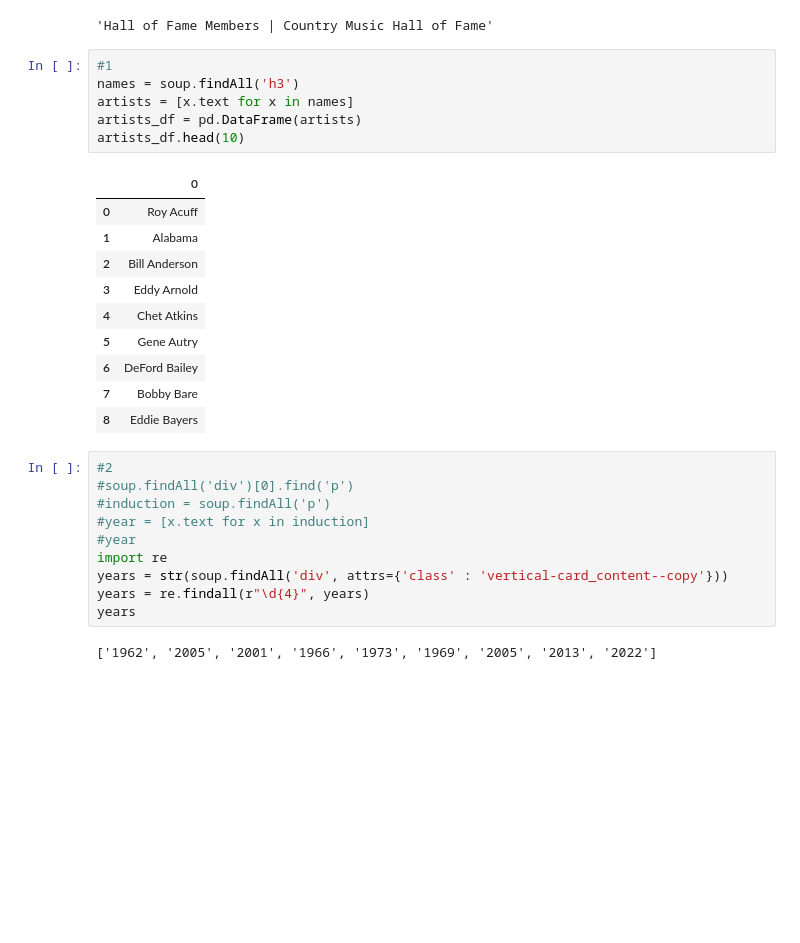
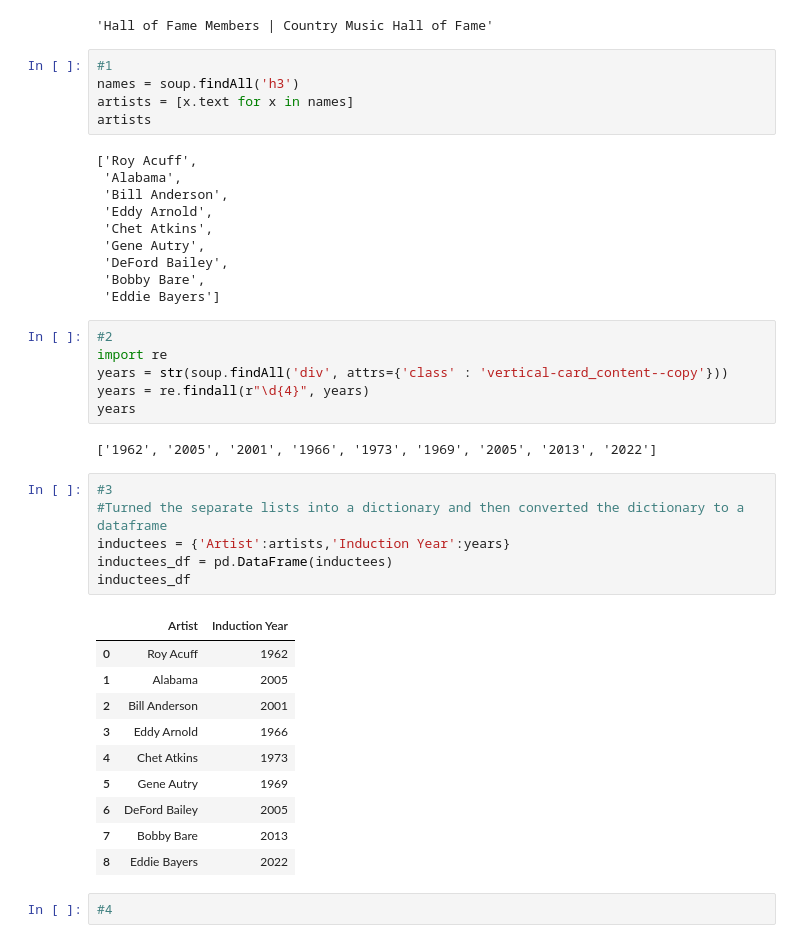
Before and after one commit to NSS-Data-Analytics-Cohort-6/web-scraping-country-music-hof-jrthompson25, a Jupyter notebook: Notebooks/country_Music_HofF.ipynb, the cells around one changed output. Saved outputs shown, nothing was run; the diff lists cells and outputs as text; blank space fills up the shorter version.

```diff
--- a/Notebooks/country_Music_HofF.ipynb
+++ b/Notebooks/country_Music_HofF.ipynb
@@ -61,28 +61,41 @@ soup.find('title').text
 #1
 names = soup.findAll('h3')
 artists = [x.text for x in names]
-artists_df = pd.DataFrame(artists)
-artists_df.head(10)
+artists
 # %% [output]
-|  | 0 |
-| 0 | Roy Acuff |
-| 1 | Alabama |
-| 2 | Bill Anderson |
-| 3 | Eddy Arnold |
-| 4 | Chet Atkins |
-| 5 | Gene Autry |
-| 6 | DeFord Bailey |
-| 7 | Bobby Bare |
-| 8 | Eddie Bayers |
+['Roy Acuff',
+ 'Alabama',
+ 'Bill Anderson',
+ 'Eddy Arnold',
+ 'Chet Atkins',
+ 'Gene Autry',
+ 'DeFord Bailey',
+ 'Bobby Bare',
+ 'Eddie Bayers']
 # %%
 #2
-#soup.findAll('div')[0].find('p')
-#induction = soup.findAll('p')
-#year = [x.text for x in induction]
-#year
 import re
 years = str(soup.findAll('div', attrs={'class' : 'vertical-card_content--copy'}))
 years = re.findall(r"\d{4}", years)
 years
 # %% [output]
 ['1962', '2005', '2001', '1966', '1973', '1969', '2005', '2013', '2022']
+# %%
+#3
+#Turned the separate lists into a dictionary and then converted the dictionary to a dataframe
+inductees = {'Artist':artists,'Induction Year':years}
+inductees_df = pd.DataFrame(inductees)
+inductees_df
+# %% [output]
+|  | Artist | Induction Year |
+| 0 | Roy Acuff | 1962 |
+| 1 | Alabama | 2005 |
+| 2 | Bill Anderson | 2001 |
+| 3 | Eddy Arnold | 1966 |
+| 4 | Chet Atkins | 1973 |
+| 5 | Gene Autry | 1969 |
+| 6 | DeFord Bailey | 2005 |
+| 7 | Bobby Bare | 2013 |
+| 8 | Eddie Bayers | 2022 |
+# %%
+#4
```
